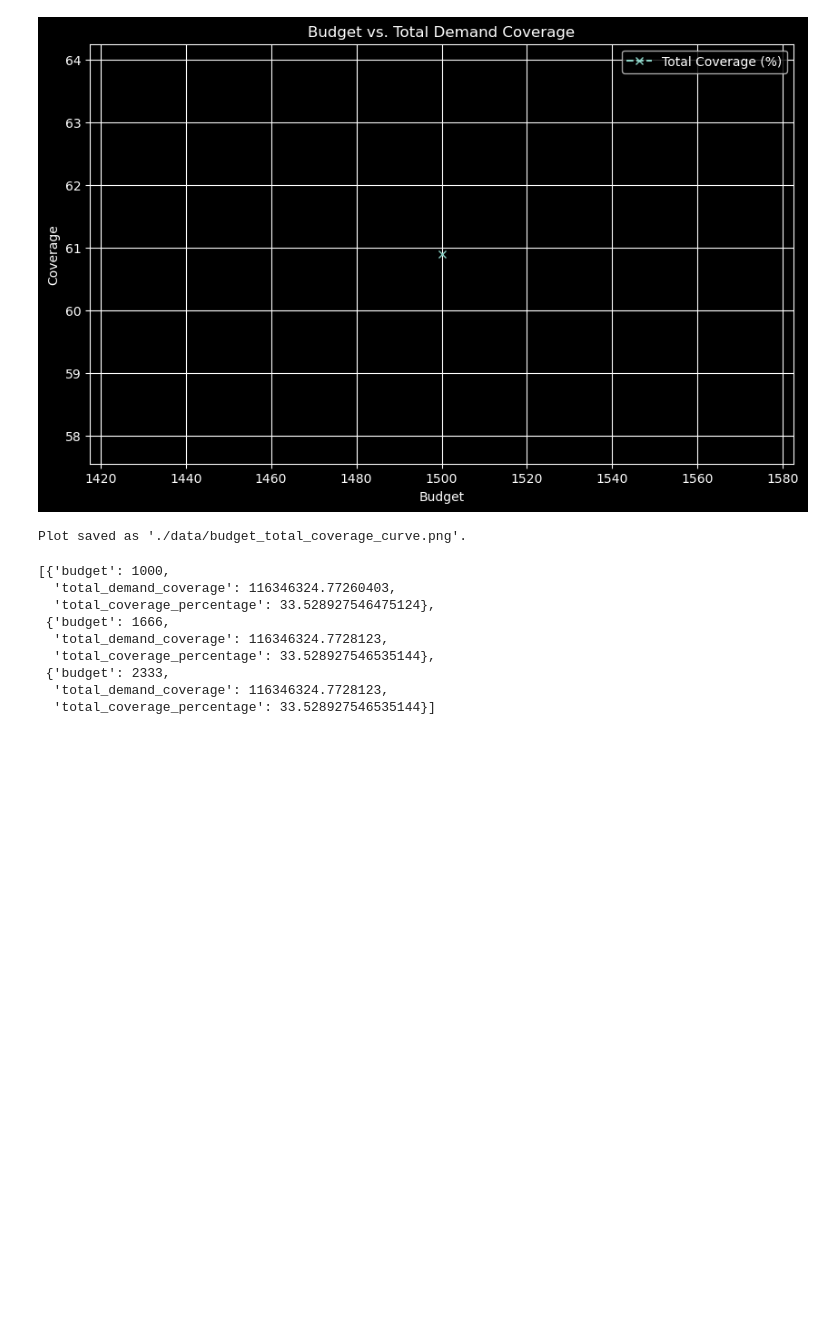
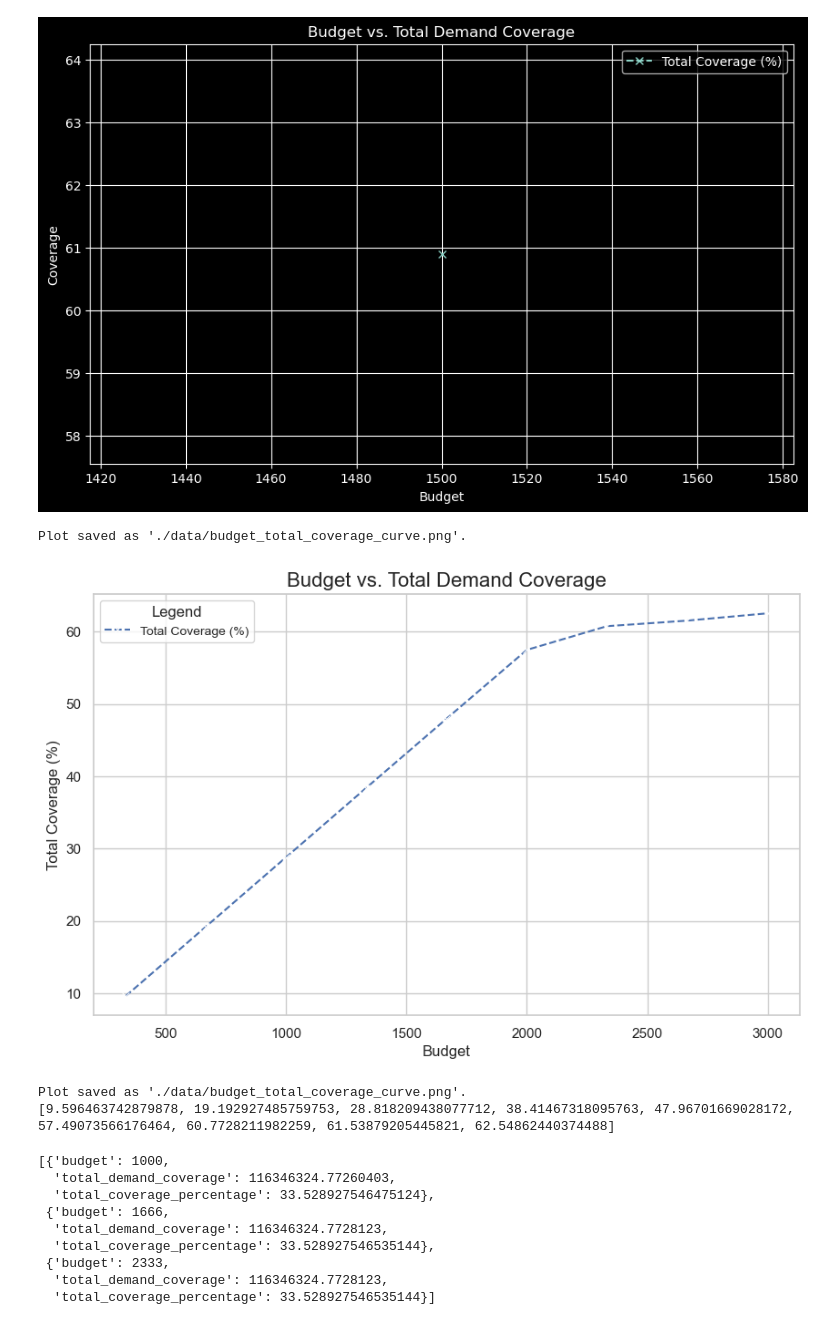
Before and after one commit to ivan-liuliaev/EV_Chargers_Placement_Optimization, a Jupyter notebook: nb_2_model_results.ipynb, the cells around one changed output. Saved outputs shown, nothing was run; the diff lists cells and outputs as text; code cells hidden in the pictures; blank space fills up the shorter version.

```diff
--- a/nb_2_model_results.ipynb
+++ b/nb_2_model_results.ipynb
@@ -51,6 +51,47 @@ print(f"Plot saved as '{output_plot_path}'.")
 # %% [output]
 [figure]
 Plot saved as './data/budget_total_coverage_curve.png'.
+# %%
+import matplotlib.pyplot as plt
+import seaborn as sns
+import json
+
+# Load results from JSON file
+input_file = "./data/model_results_totals.json"
+with open(input_file, "r") as f:
+    results = json.load(f)
+
+# Extract budgets, absolute coverages, and percentages
+budgets = [entry["budget"] for entry in results]
+coverage_percentages = [entry["total_coverage_percentage"] for entry in results]
+
+# Set Seaborn style
+sns.set_theme(style="whitegrid")
+
+# Create the plot
+plt.figure(figsize=(10, 6))
+sns.lineplot(x=budgets, y=coverage_percentages, marker="x", linestyle="--", label="Total Coverage (%)")
+
+# Add titles and labels
+plt.title("Budget vs. Total Demand Coverage", fontsize=16)
+plt.xlabel("Budget", fontsize=12)
+plt.ylabel("Total Coverage (%)", fontsize=12)
+
+# Add legend
+plt.legend(title="Legend", loc="best", fontsize=10)
+
+# Save the plot as an image
+output_plot_path = "./data/budget_total_coverage_curve.png"
+plt.savefig(output_plot_path, bbox_inches="tight", dpi=300)
+plt.show()
+
+print(f"Plot saved as '{output_plot_path}'.")
+
+print(coverage_percentages)
+# %% [output]
+[figure, added]
+Plot saved as './data/budget_total_coverage_curve.png'.
+[9.596463742879878, 19.192927485759753, 28.818209438077712, 38.41467318095763, 47.96701669028172, 57.49073566176464, 60.7728211982259, 61.53879205445821, 62.54862440374488]
 # %%
 results
 # %% [output]
```
Also changed, not shown: 9 other files.
